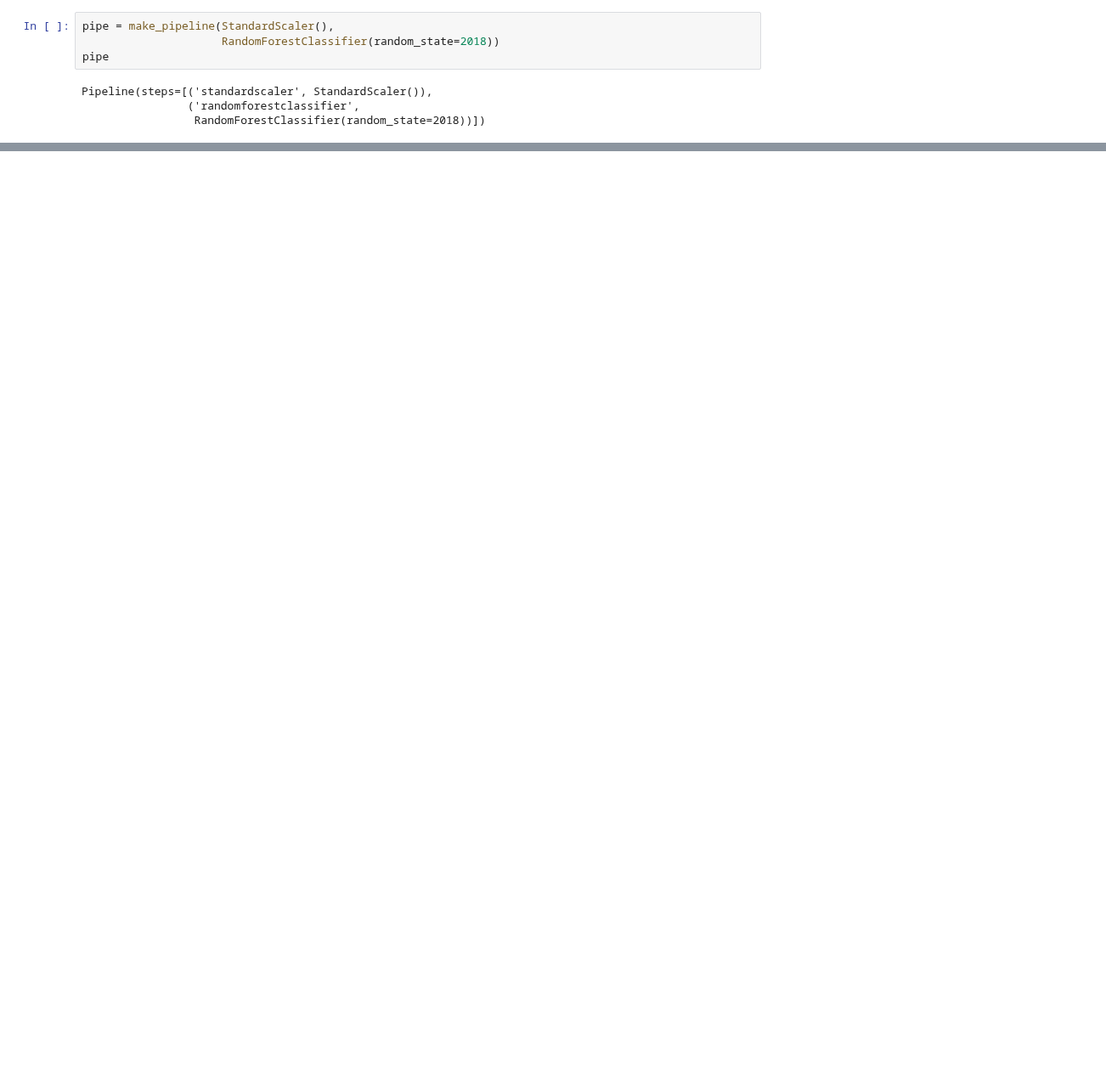
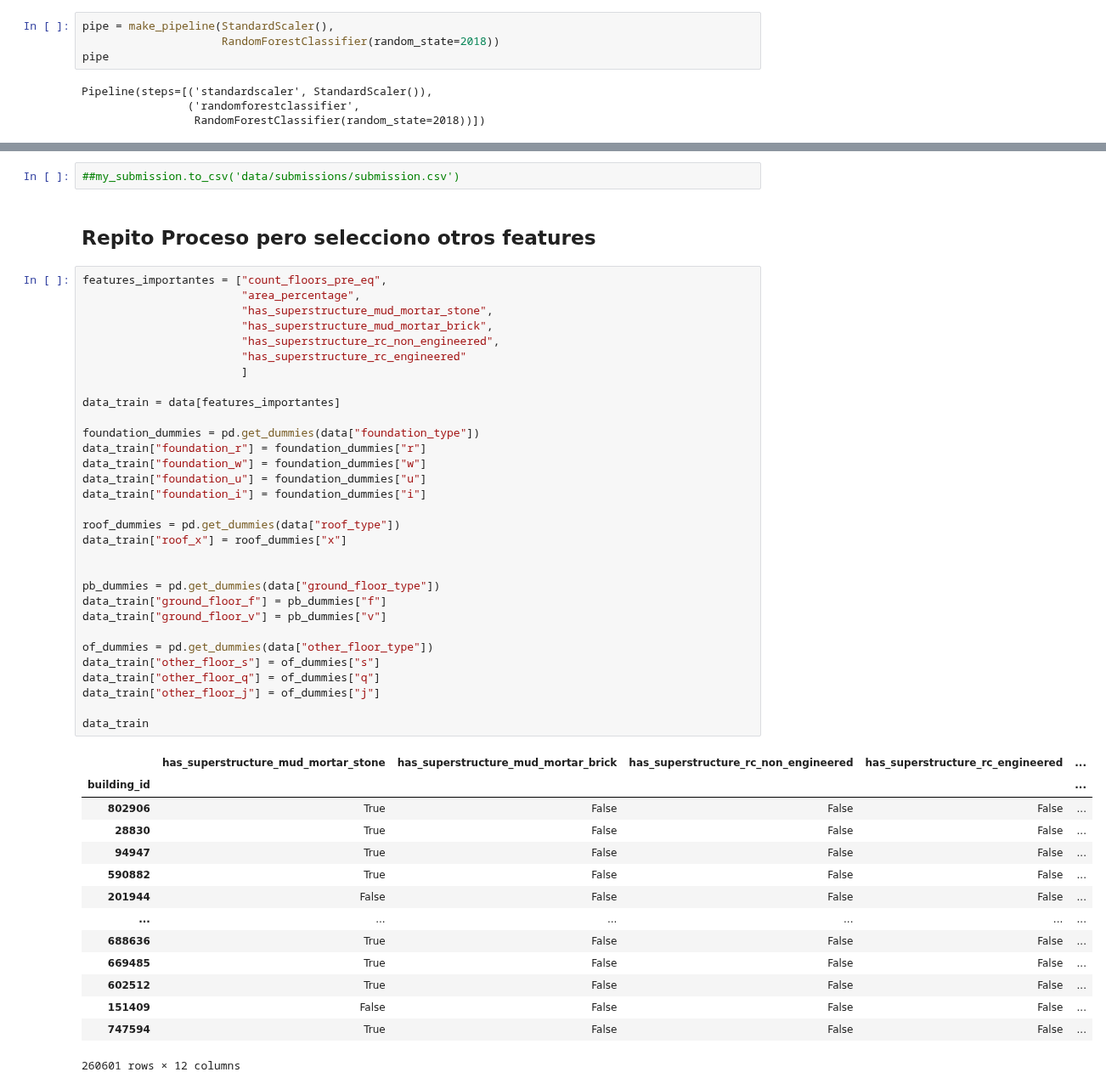
Before and after one commit to DanteReinaudo/EarthquakeDamagePrediction, a Jupyter notebook: tp2/modelo_machine_learning.ipynb, the cells around one changed output, grey strips where cells are left out. Shown at 85% size. Saved outputs shown, nothing was run; the diff lists cells and outputs as text; blank space fills up the shorter version.

```diff
--- a/tp2/modelo_machine_learning.ipynb
+++ b/tp2/modelo_machine_learning.ipynb
@@ -226,0 +334,50 @@ gs.best_params_
+# %%
+##my_submission.to_csv('data/submissions/submission.csv')
+# %% [markdown]
+## Repito Proceso pero selecciono otros features
+# %%
+features_importantes = ["count_floors_pre_eq",
+                        "area_percentage",
+                        "has_superstructure_mud_mortar_stone",
+                        "has_superstructure_mud_mortar_brick",
+                        "has_superstructure_rc_non_engineered",
+                        "has_superstructure_rc_engineered"
+                        ]
+
+data_train = data[features_importantes]
+
+foundation_dummies = pd.get_dummies(data["foundation_type"])
+data_train["foundation_r"] = foundation_dummies["r"]
+data_train["foundation_w"] = foundation_dummies["w"]
+data_train["foundation_u"] = foundation_dummies["u"]
+data_train["foundation_i"] = foundation_dummies["i"]
+
+roof_dummies = pd.get_dummies(data["roof_type"])
+data_train["roof_x"] = roof_dummies["x"]
+
+
+pb_dummies = pd.get_dummies(data["ground_floor_type"])
+data_train["ground_floor_f"] = pb_dummies["f"]
+data_train["ground_floor_v"] = pb_dummies["v"]
+
+of_dummies = pd.get_dummies(data["other_floor_type"])
+data_train["other_floor_s"] = of_dummies["s"]
+data_train["other_floor_q"] = of_dummies["q"]
+data_train["other_floor_j"] = of_dummies["j"]
+
+data_train
+# %% [output]
+|  | has_superstructure_mud_mortar_stone | has_superstructure_mud_mortar_brick | has_superstructure_rc_non_engineered | has_superstructure_rc_engineered | ... |
+| building_id |  |  |  |  | ... |
+| 802906 | True | False | False | False | ... |
+| 28830 | True | False | False | False | ... |
+| 94947 | True | False | False | False | ... |
+| 590882 | True | False | False | False | ... |
+| 201944 | False | False | False | False | ... |
+| ... | ... | ... | ... | ... | ... |
+| 688636 | True | False | False | False | ... |
+| 669485 | True | False | False | False | ... |
+| 602512 | True | False | False | False | ... |
+| 151409 | False | False | False | False | ... |
+| 747594 | True | False | False | False | ... |
+260601 rows × 12 columns
```
Also changed, not shown: parts of 26 cells of this notebook, 1 other file.
